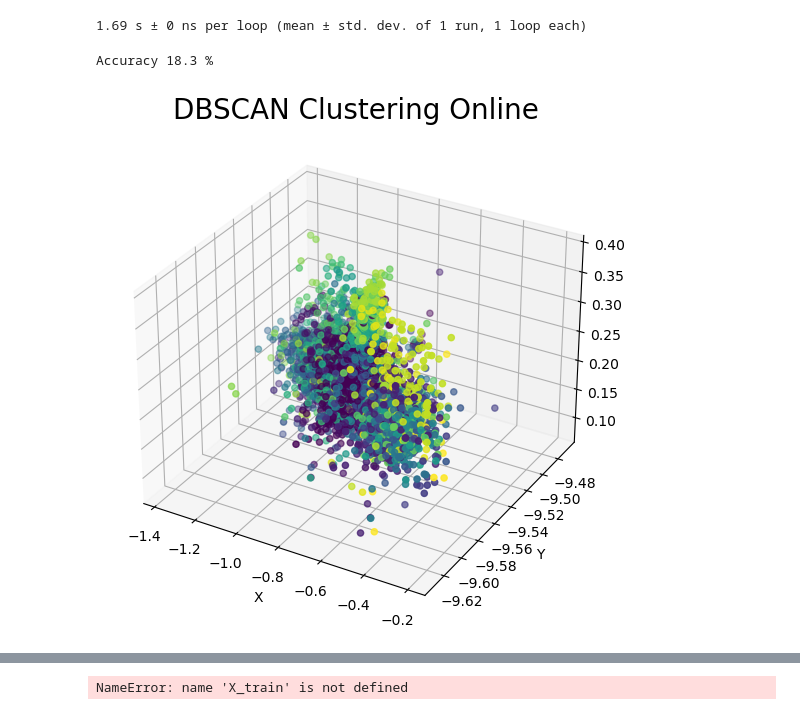
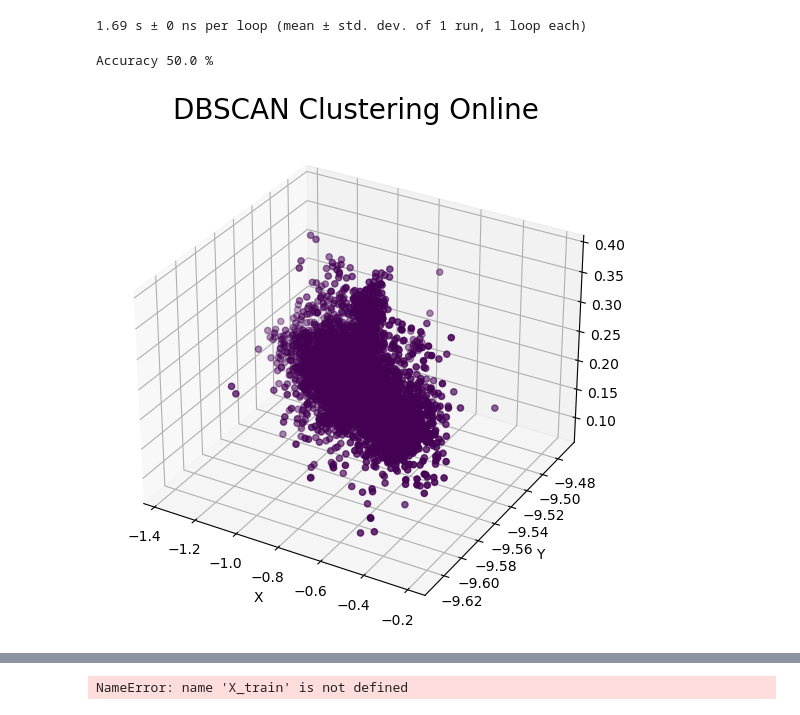
Before and after one commit to BorisOskolkov/Anomaly-detection, a Jupyter notebook: Anomaly detection.ipynb, the cells around one changed output, grey strips where cells are left out. Cells and saved outputs as stored; diff of their text form; code cells hidden in the pictures.

```diff
--- a/Anomaly detection.ipynb
+++ b/Anomaly detection.ipynb
@@ -707,19 +707,19 @@ Accuracy 50.0 %
 1.69 s ± 0 ns per loop (mean ± std. dev. of 1 run, 1 loop each)
 # %%
 %%timeit -r 1 -n 1
-dbstream_exp = cluster.DBSTREAM(clustering_threshold = 0.24)
+dbstream_exp = cluster.DBSTREAM(clustering_threshold = 0.9)
 
 for i, (x, _) in enumerate(stream.iter_array(X_inj_rand)):
     dbstream_exp = dbstream_exp.learn_one(x)
     y_pred[i] = dbstream_exp.predict_one(x)
 fig = plt.figure(figsize=(6.5,6.5))
 ax = fig.add_subplot(projection='3d')
 plt.xlabel('X')
 plt.ylabel('Y')
 plt.title('DBSCAN Clustering Online',fontsize = 20)
 ax.scatter(X_inj_rand[:, 0], X_inj_rand[:, 1], X_inj_rand[:, 2], c=y_pred)
 print(f'Accuracy {round(accuracy_score(y_pred, labels_inj_rand)*100,2)} %')
 plt.show()
 # %% [output]
-Accuracy 18.3 %
+Accuracy 50.0 %
-[figure, old version]
+[figure, new version]
```
Also changed, not shown: parts of 15 cells of this notebook.
